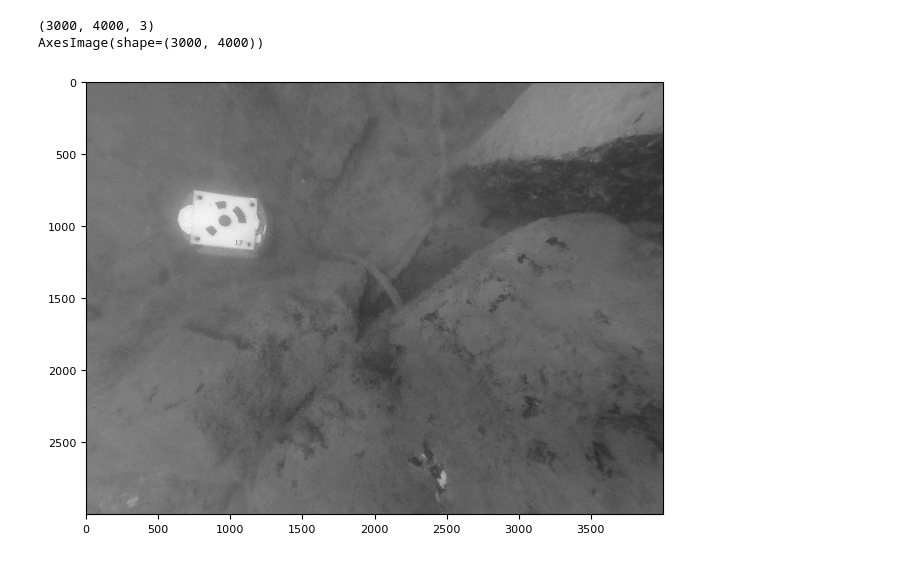
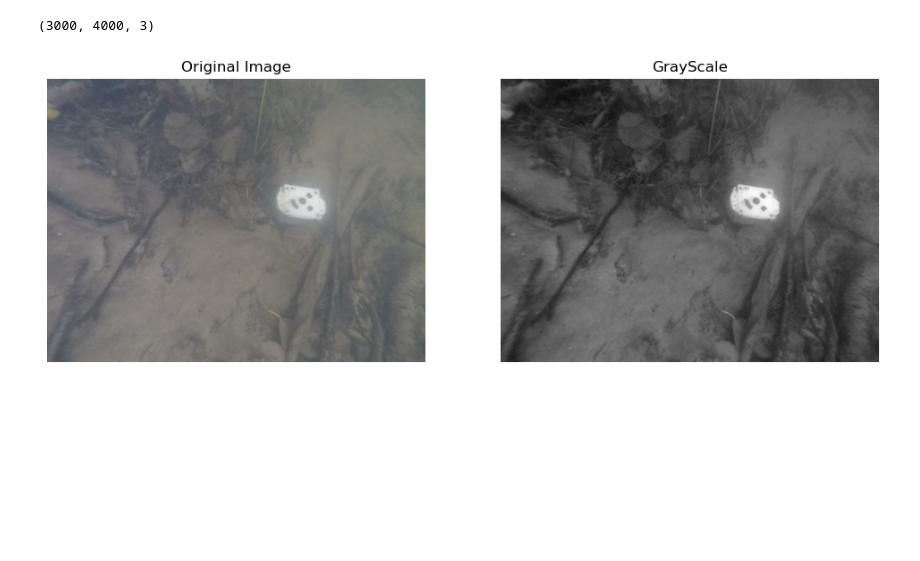
Before and after one commit to BenjaminMAUFROY/BIN, a Jupyter notebook: nettoyage_image.ipynb, the cells around one changed output. Cells and saved outputs as stored; diff of their text form; code cells hidden in the pictures; blank space fills up the shorter version.

```diff
--- a/nettoyage_image.ipynb
+++ b/nettoyage_image.ipynb
@@ -1,28 +1,42 @@
 # %%
 import matplotlib.pyplot as plt
 import numpy as np
 # %matplotlib inline
 
 from skimage import data,filters, io, img_as_float
-image = io.imread("bin/BN_Tri_entrainement/G0046882.JPG")
+image = io.imread("BN_Tri_entrainement/G0178831.JPG")
 # image = img_as_float(image)
 print(np.shape(image))
-print(io.imshow(image[:,:,0]))
+
+
+fig, axes = plt.subplots(1, 2, figsize=(12, 6))
+ax1, ax2 = axes.ravel()
+
+ax1.imshow(image, cmap='gray')
+ax1.set_title('Original Image')
+ax1.set_axis_off()
+
+ax2.imshow(image[:,:,0], cmap='gray')
+ax2.set_title('GrayScale')
+ax2.set_axis_off()
+
+plt.show()
+
+
 # image_laplacian = filters.gaussian(image)
 # image_laplacian = filters.laplace(image_laplacian)
 # io.imshow(image_laplacian)
 
 # val = filters.threshold_otsu(image)
 # mask = image < val
 # io.imshow(mask)
 # io.imshow(filters.sobel(image))
 
 # edges = filters.sobel(image)
 # plt.imshow(edges)
 # %% [output]
 (3000, 4000, 3)
-AxesImage(shape=(3000, 4000))
-[figure, old version]
+[figure, new version]
 # %%
 from skimage import io, exposure
 import matplotlib.pyplot as plt
```
Also changed, not shown: parts of 1 cell of this notebook.
